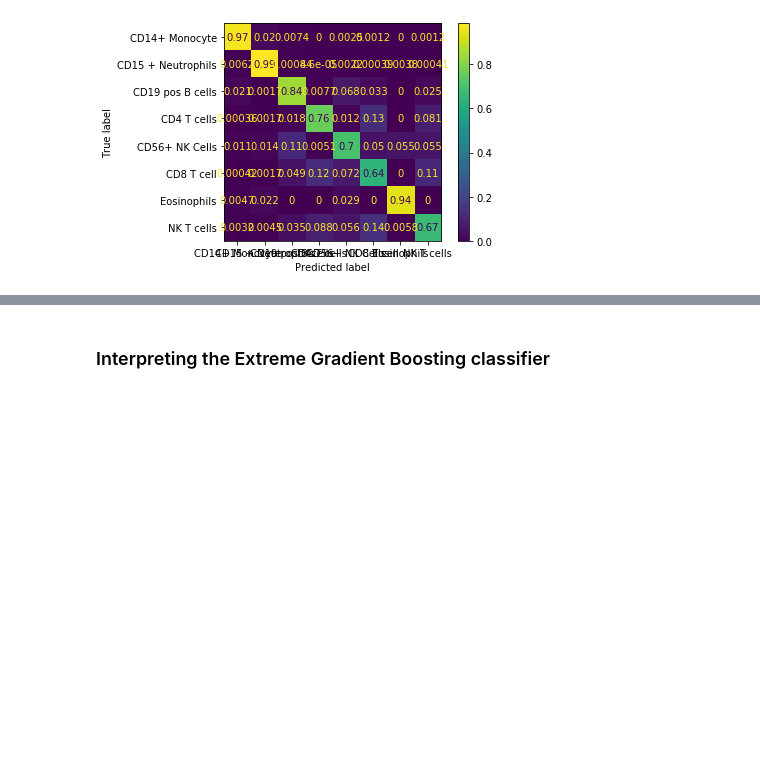
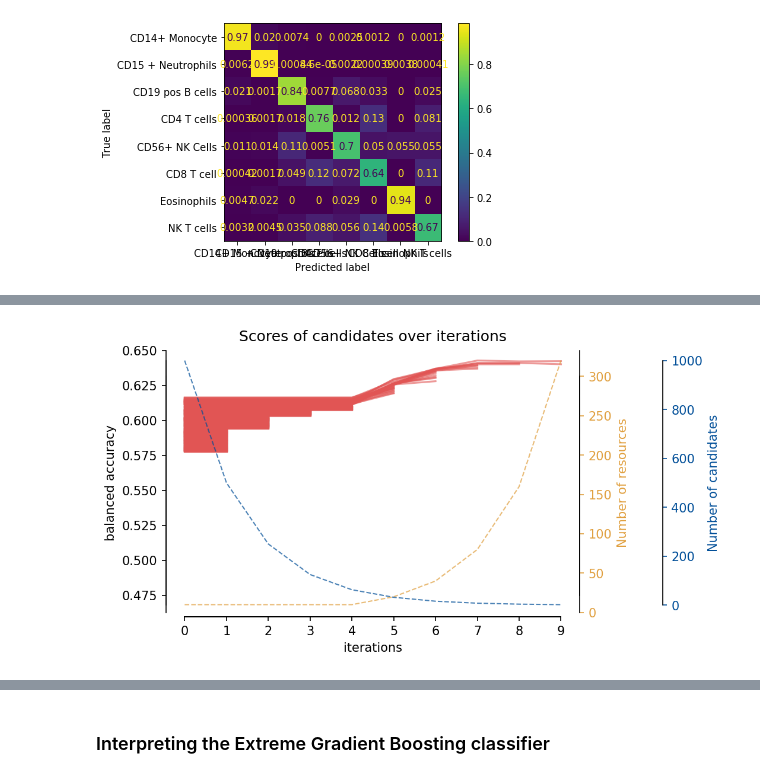
Before and after one commit to harel-coffee/SCIP-use-case-workflows-auto, a Jupyter notebook: notebooks/Stain-free Leukocyte Prediction.ipynb, the cells around one changed output, grey strips where cells are left out. Saved outputs shown, nothing was run; the diff lists cells and outputs as text; code cells hidden in the pictures; blank space fills up the shorter version.

```diff
--- a/notebooks/Stain-free Leukocyte Prediction.ipynb
+++ b/notebooks/Stain-free Leukocyte Prediction.ipynb
@@ -525,0 +598,4 @@ ConfusionMatrixDisplay.from_predictions(y_test, preds, display_labels=enc.classe
+# %%
+rsh_plot(grid1["estimator"][2])
+# %% [output]
+[figure, added]
```
Also changed, not shown: parts of 34 cells of this notebook, 3 other files.
